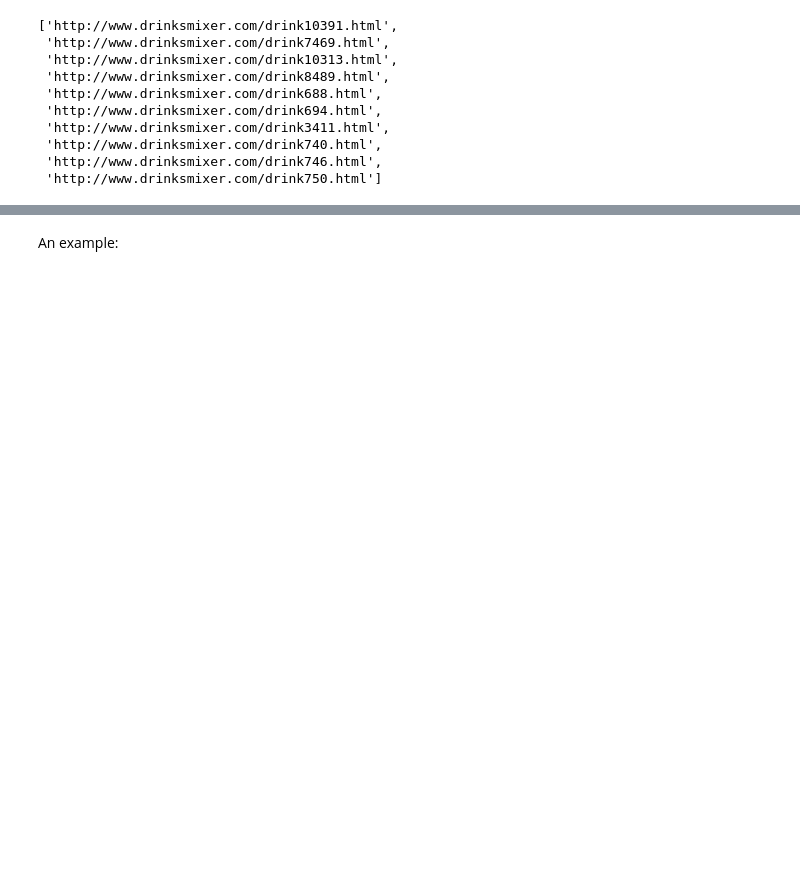
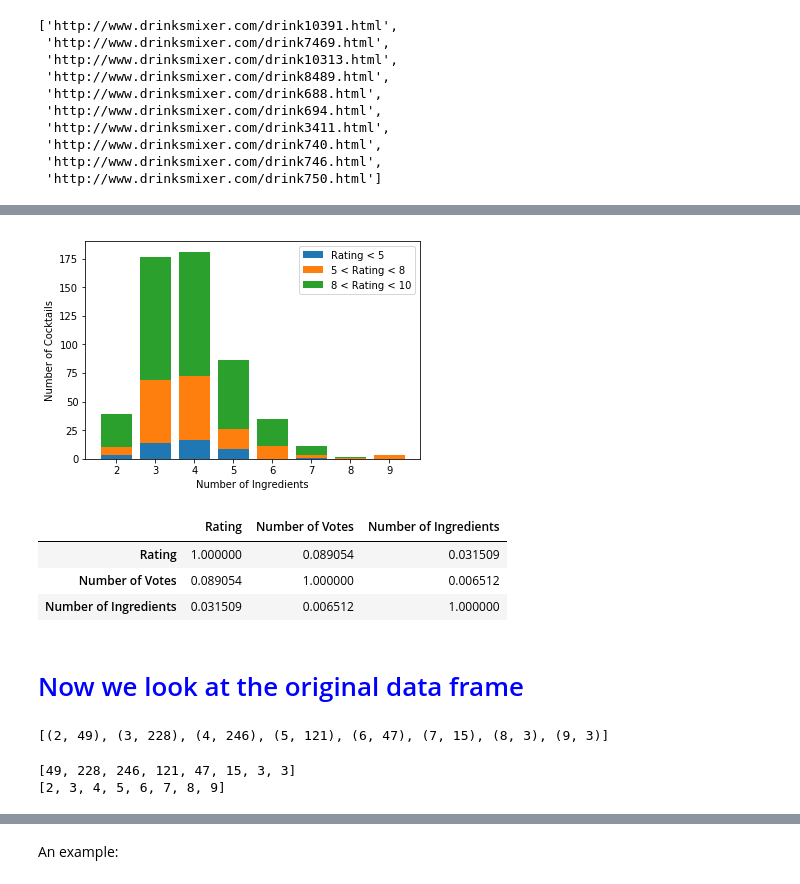
Before and after one commit to saeed44/Cocktail-Recommender, a Jupyter notebook: Cocktail_recom.ipynb, the cells around one changed output, grey strips where cells are left out. Cells and saved outputs as stored; diff of their text form; code cells hidden in the pictures; blank space fills up the shorter version.

```diff
--- a/Cocktail_recom.ipynb
+++ b/Cocktail_recom.ipynb
@@ -143,0 +204,18 @@ def recommender(cocktail_name):
+# %%
+## How many cocktails have a specific number of ingredients
+## num_dict={num_of_ingridients: (rate<5, 5<rate<8, 8<rate<10)}
+
+num_dict = {}
+for ingr_num in receipe_df_rate['Number of Ingredients']:
+
+    # number of cocktails with rating below 5
+    num_of_cockt_5 = list(receipe_df_rate[receipe_df_rate['Rating']<=5]['Number of Ingredients']).count(ingr_num)
+    # number of cocktails with rating between 5 and 8
+    num_of_cockt_8 = list(receipe_df_rate[(receipe_df_rate['Rating']<=8) & (receipe_df_rate['Rating']>5)]['Number of Ingredients']).count(ingr_num)
+    # number of cocktails with rating between 8 and 10
+    num_of_cockt_10 = list(receipe_df_rate[receipe_df_rate['Rating']>8]['Number of Ingredients']).count(ingr_num)
+
+    num_dict[ingr_num] = (num_of_cockt_5, num_of_cockt_8, num_of_cockt_10)
+
+num_sorted = sorted(num_dict.items(), key=lambda x: x[0])
+num_sorted
@@ -143,0 +242,51 @@ def recommender(cocktail_name):
+# %%
+num_of_ingr = [ingr for ingr,count in num_sorted]
+
+num_of_cockt_5 = [count[0] for ingr,count in num_sorted]
+num_of_cockt_7 = [count[1] for ingr,count in num_sorted]
+num_of_cockt_10 = [count[2] for ingr,count in num_sorted]
+
+
+p1 = plt.bar(num_of_ingr, num_of_cockt_5, align='center')
+
+p2 = plt.bar(num_of_ingr, num_of_cockt_7, bottom=num_of_cockt_5 , align='center')
+
+p3 = plt.bar(num_of_ingr, num_of_cockt_10, bottom=num_of_cockt_7 , align='center')
+
+plt.legend((p1,p2,p3),('Rating < 5','5 < Rating < 8 ','8 < Rating < 10'))
+
+plt.xlabel('Number of Ingredients')
+plt.ylabel('Number of Cocktails')
+
+plt.show()
+# %% [output]
+[figure, added]
+# %%
+receipe_df_rate.corr(method="pearson")
+# %% [output]
+|  | Rating | Number of Votes | Number of Ingredients |
+| Rating | 1.000000 | 0.089054 | 0.031509 |
+| Number of Votes | 0.089054 | 1.000000 | 0.006512 |
+| Number of Ingredients | 0.031509 | 0.006512 | 1.000000 |
+# %% [markdown]
+# <font color='blue'> Now we look at the original data frame </font>
+# %%
+## How many cocktails have a specific number of ingredients
+num_dict = {}
+for ingr_num in receipe_df['Number of Ingredients']:
+    num_of_cockt = list(receipe_df['Number of Ingredients']).count(ingr_num)
+    num_dict[ingr_num] = num_of_cockt
+
+num_sorted = sorted(num_dict.items(), key=lambda x: x[0])
+num_sorted
+# %% [output]
+[(2, 49), (3, 228), (4, 246), (5, 121), (6, 47), (7, 15), (8, 3), (9, 3)]
+# %%
+num_of_cockt = [count for ingr,count in num_sorted]
+num_of_ingr = [ingr for ingr,count in num_sorted]
+
+print(num_of_cockt)
+print(num_of_ingr)
+# %% [output]
+[49, 228, 246, 121, 47, 15, 3, 3]
+[2, 3, 4, 5, 6, 7, 8, 9]
```
Also changed, not shown: parts of 50 cells of this notebook.
